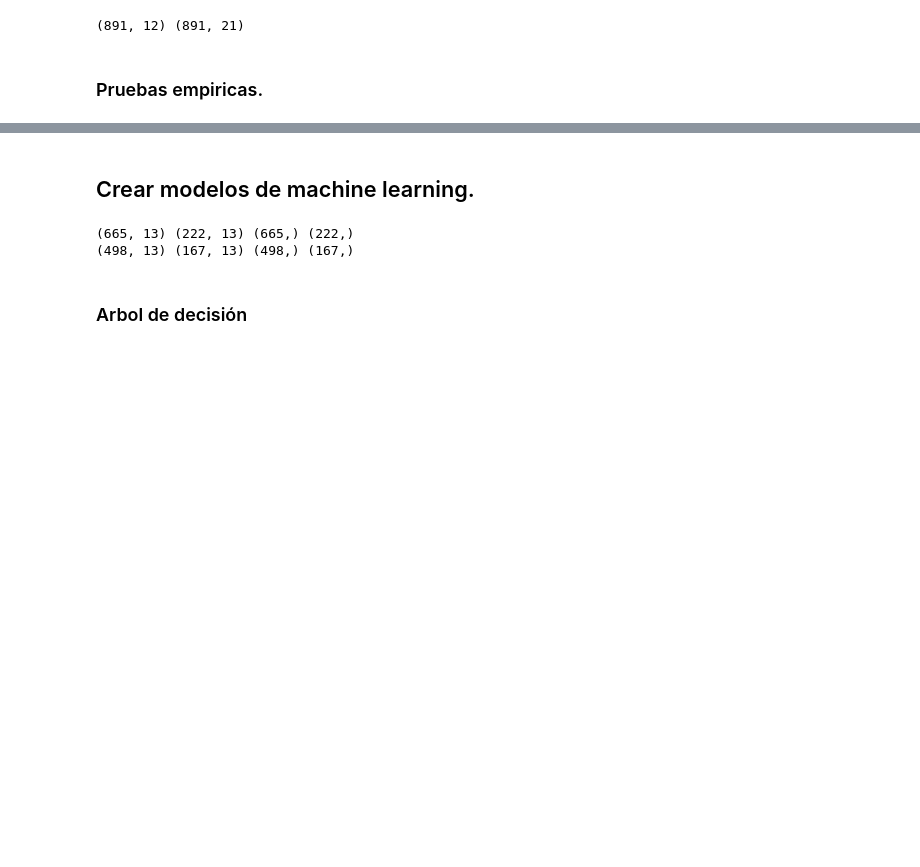
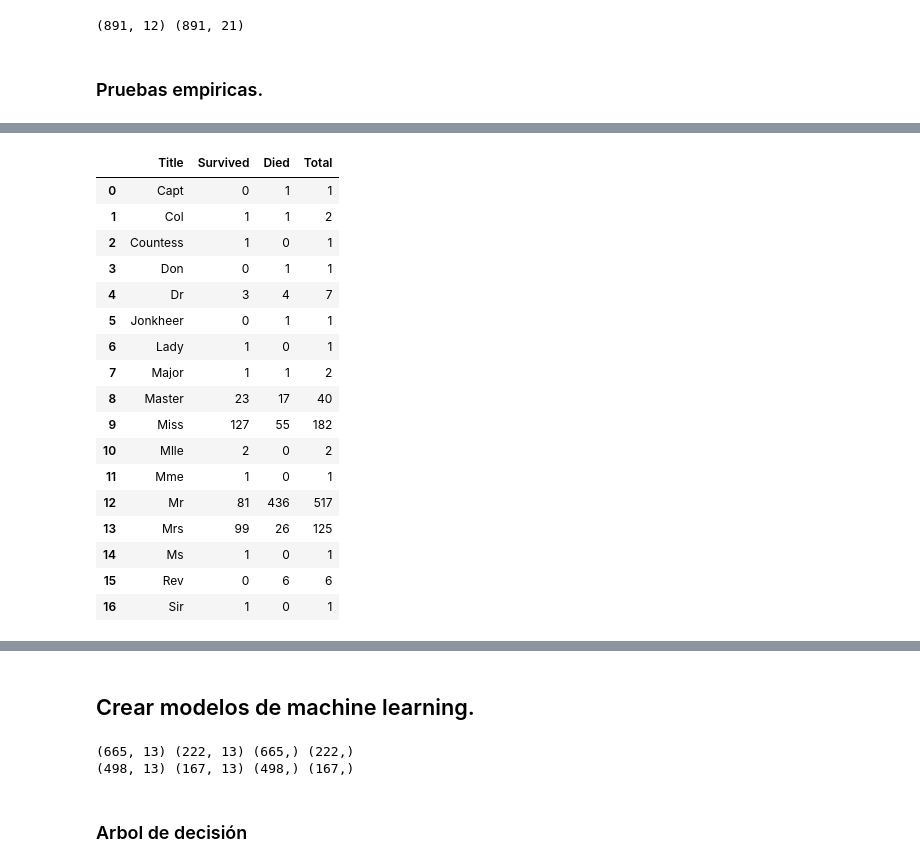
Before and after one commit to uriellmendezz/Titanic, a Jupyter notebook: jupyter/EDA_titanic.ipynb, the cells around one changed output, grey strips where cells are left out. Cells and saved outputs as stored; diff of their text form; code cells hidden in the pictures; blank space fills up the shorter version.

```diff
--- a/jupyter/EDA_titanic.ipynb
+++ b/jupyter/EDA_titanic.ipynb
@@ -40 +81,29 @@ df = pd.get_dummies(df, columns=['Sex', 'Pclass', 'Embarked'])
+# %%
+test = df.copy()
+test['Died'] = test.Survived.apply(lambda x: 1 if x == 0 else 0)
+
+survidedByTitle = test[['Title','Survived', 'Died']].groupby('Title').sum().reset_index()
+
+survidedByTitle['Total'] = survidedByTitle.Survived + survidedByTitle.Died
+# %%
+survidedByTitle
+# %% [output]
+|  | Title | Survived | Died | Total |
+| 0 | Capt | 0 | 1 | 1 |
+| 1 | Col | 1 | 1 | 2 |
+| 2 | Countess | 1 | 0 | 1 |
+| 3 | Don | 0 | 1 | 1 |
+| 4 | Dr | 3 | 4 | 7 |
+| 5 | Jonkheer | 0 | 1 | 1 |
+| 6 | Lady | 1 | 0 | 1 |
+| 7 | Major | 1 | 1 | 2 |
+| 8 | Master | 23 | 17 | 40 |
+| 9 | Miss | 127 | 55 | 182 |
+| 10 | Mlle | 2 | 0 | 2 |
+| 11 | Mme | 1 | 0 | 1 |
+| 12 | Mr | 81 | 436 | 517 |
+| 13 | Mrs | 99 | 26 | 125 |
+| 14 | Ms | 1 | 0 | 1 |
+| 15 | Rev | 0 | 6 | 6 |
+| 16 | Sir | 1 | 0 | 1 |
 # %%
```
Also changed, not shown: parts of 20 cells of this notebook, 8 other files.
